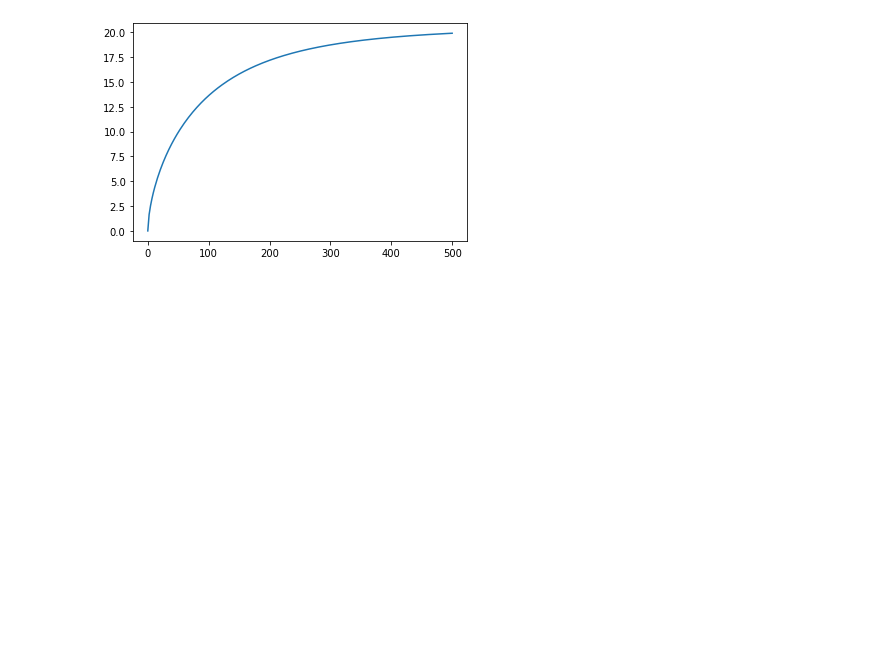
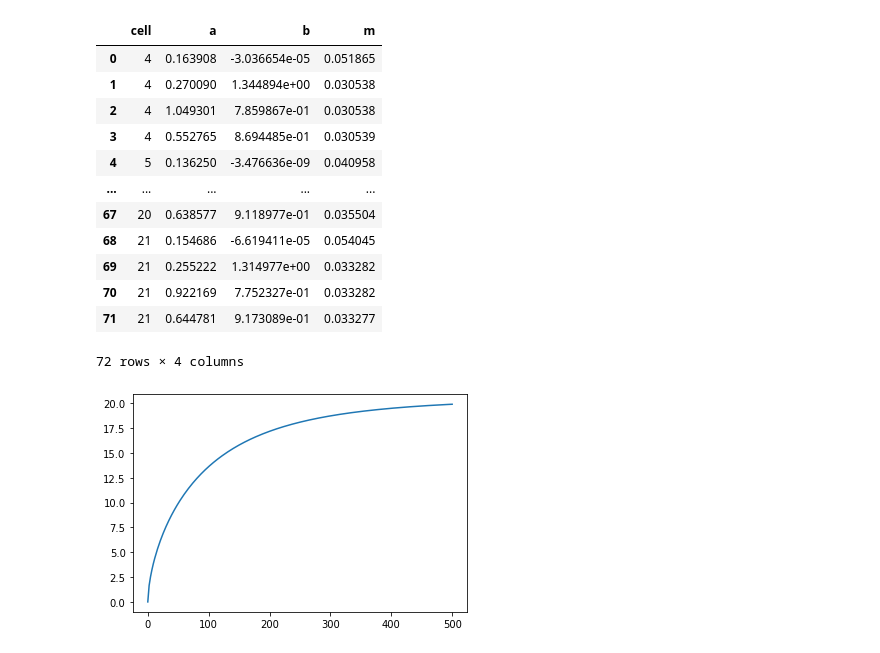
Before and after one commit to TravelReddy/SRE-Updates, a Jupyter notebook: sre-optimize-r2py.ipynb, the cells around one changed output. Saved outputs shown, nothing was run; the diff lists cells and outputs as text; code cells hidden in the pictures; blank space fills up the shorter version.

```diff
--- a/sre-optimize-r2py.ipynb
+++ b/sre-optimize-r2py.ipynb
@@ -96,3 +133,19 @@ m =  9.649862182996197
+# %%
+final_df
+# %% [output]
+|  | cell | a | b | m |
+| 0 | 4 | 0.163908 | -3.036654e-05 | 0.051865 |
+| 1 | 4 | 0.270090 | 1.344894e+00 | 0.030538 |
+| 2 | 4 | 1.049301 | 7.859867e-01 | 0.030538 |
+| 3 | 4 | 0.552765 | 8.694485e-01 | 0.030539 |
+| 4 | 5 | 0.136250 | -3.476636e-09 | 0.040958 |
+| ... | ... | ... | ... | ... |
+| 67 | 20 | 0.638577 | 9.118977e-01 | 0.035504 |
+| 68 | 21 | 0.154686 | -6.619411e-05 | 0.054045 |
+| 69 | 21 | 0.255222 | 1.314977e+00 | 0.033282 |
+| 70 | 21 | 0.922169 | 7.752327e-01 | 0.033282 |
+| 71 | 21 | 0.644781 | 9.173089e-01 | 0.033277 |
+72 rows × 4 columns
 # %%
 capacity = test['capacity'][test['cell']==4]
 capacity = capacity.reset_index(drop=True)
```
Also changed, not shown: parts of 22 cells of this notebook.
